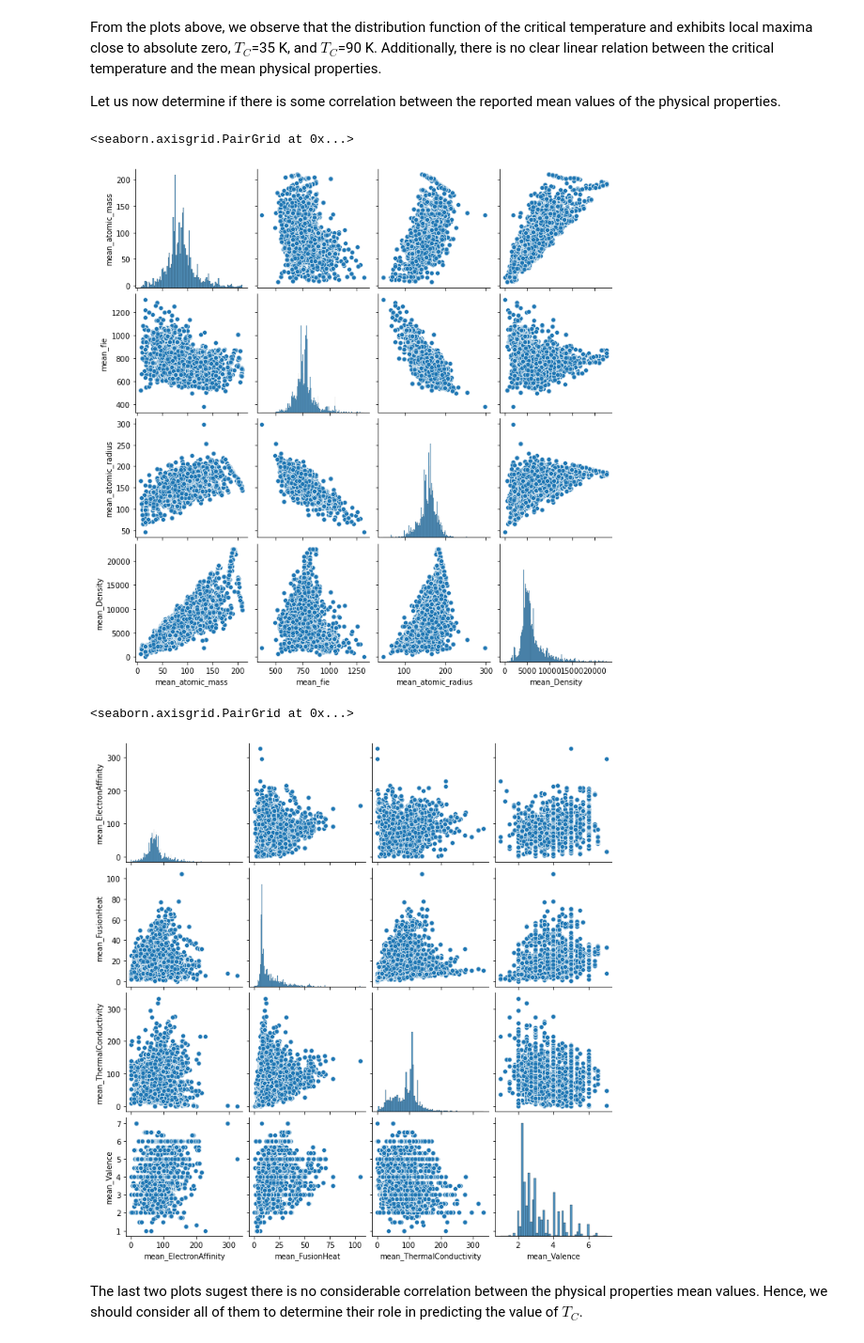
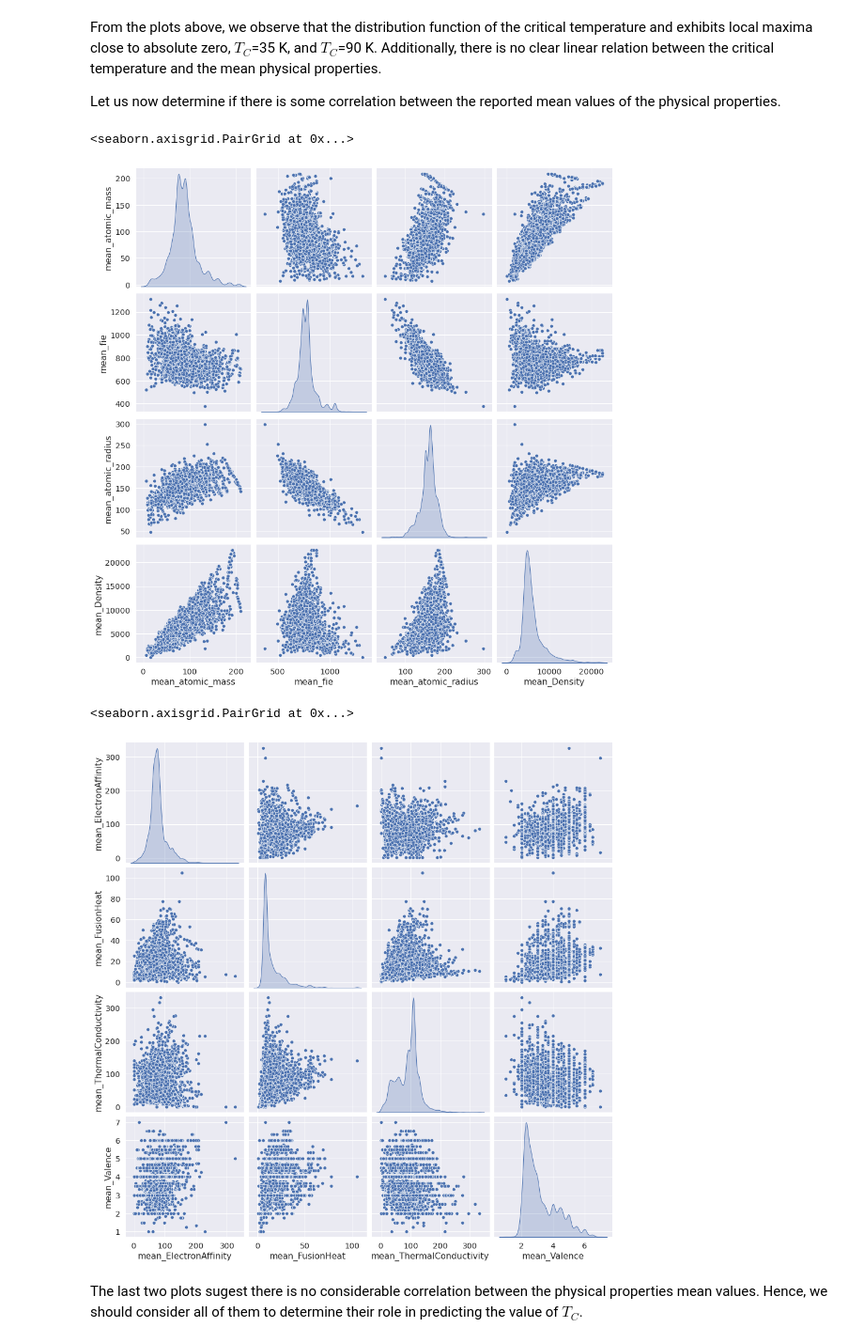
Before and after one commit to j-sauceda/data-science-repo, a Jupyter notebook: superconductivity/superconductivity.ipynb, the cells around one changed output. Shown at 94% size. Drawn from its saved outputs; the diff is of its cells as text; code cells hidden in the pictures.

```diff
--- a/superconductivity/superconductivity.ipynb
+++ b/superconductivity/superconductivity.ipynb
@@ -136,7 +136,12 @@ Let us have visualize some characteristics of the entire data set, starting by t
 # %%
 fig, axes = plt.subplots(1, 2, figsize = (16, 6))
 fig.suptitle("Superconducting Critical Temperature distribution")
-sb.histplot(ax = axes[0], data = df, x = "critical_temp", kde = True)
-sb.boxplot(ax = axes[1], data = df, x = "critical_temp")
+sb.set_theme(font_scale = 1.3)
+g1 = sb.histplot(ax = axes[0], data = df, x = "critical_temp", kde = True)
+g1.set_xlabel("Critical Temperature [K]")
+g1.set_ylabel("Count")
+g2 = sb.boxplot(ax = axes[1], data = df, x = "critical_temp")
+g2.set_xlabel("Critical Temperature [K]")
+g2.set_ylabel("Count")
 sb.stripplot(ax = axes[1], data = df, x = "critical_temp", size = 0.5, alpha = 0.4, color = "black", linewidth = 0.3)
 # %% [output]
@@ -171,19 +176,19 @@ mean_columns = ["mean_atomic_mass",
                 "mean_fie",
                 "mean_atomic_radius",
                 "mean_Density"]
-sb.pairplot(data = df[mean_columns])
+sb.pairplot(data = df[mean_columns], diag_kind = "kde", height = 3.4)
 # %% [output]
 <seaborn.axisgrid.PairGrid at 0x...>
-[figure, old version]
+[figure, new version]
 # %%
 mean_columns = ["mean_ElectronAffinity",
                 "mean_FusionHeat",
                 "mean_ThermalConductivity",
                 "mean_Valence"]
-sb.pairplot(data = df[mean_columns])
+sb.pairplot(data = df[mean_columns], diag_kind = "kde", height = 3.4)
 # %% [output]
 <seaborn.axisgrid.PairGrid at 0x...>
-[figure, old version]
+[figure, new version]
 # %% [markdown]
 The last two plots sugest there is no considerable correlation between the physical properties mean values. Hence, we should consider all of them to determine their role in predicting the value of $T_C$.
 # %% [markdown]
```
Also changed, not shown: parts of 15 cells of this notebook.
